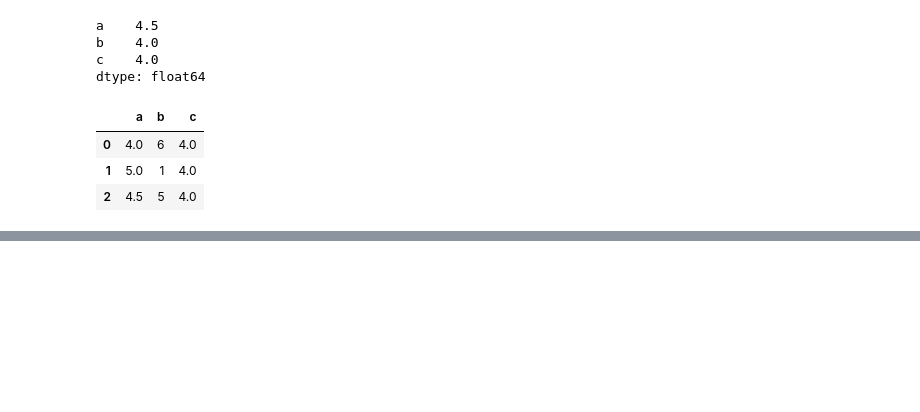
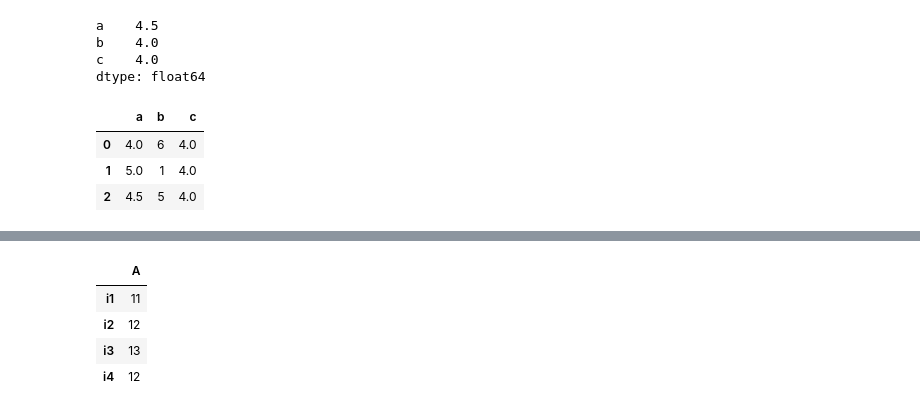
Before and after one commit to clog10/Machine-Learning, a Jupyter notebook: Pandas/Pandas.ipynb, the cells around one changed output, grey strips where cells are left out. Drawn from its saved outputs; the diff is of its cells as text; code cells hidden in the pictures; blank space fills up the shorter version.

```diff
--- a/Pandas/Pandas.ipynb
+++ b/Pandas/Pandas.ipynb
@@ -429,0 +478,8 @@ dataf.join(dataf2)
+# %%
+datafr.drop('B', axis=1)
+# %% [output]
+|  | A |
+| i1 | 11 |
+| i2 | 12 |
+| i3 | 13 |
+| i4 | 12 |
```
Also changed, not shown: parts of 69 cells of this notebook.
